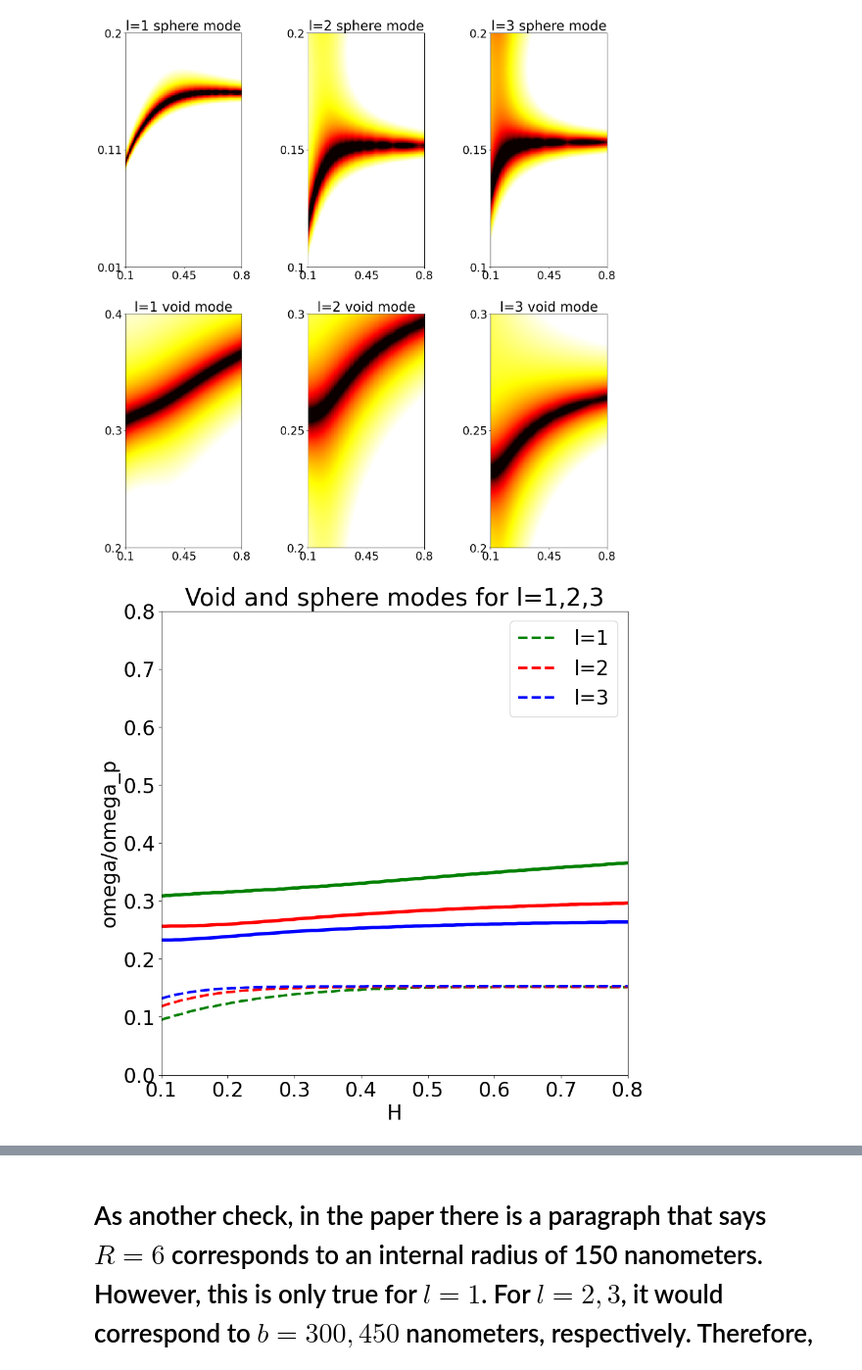
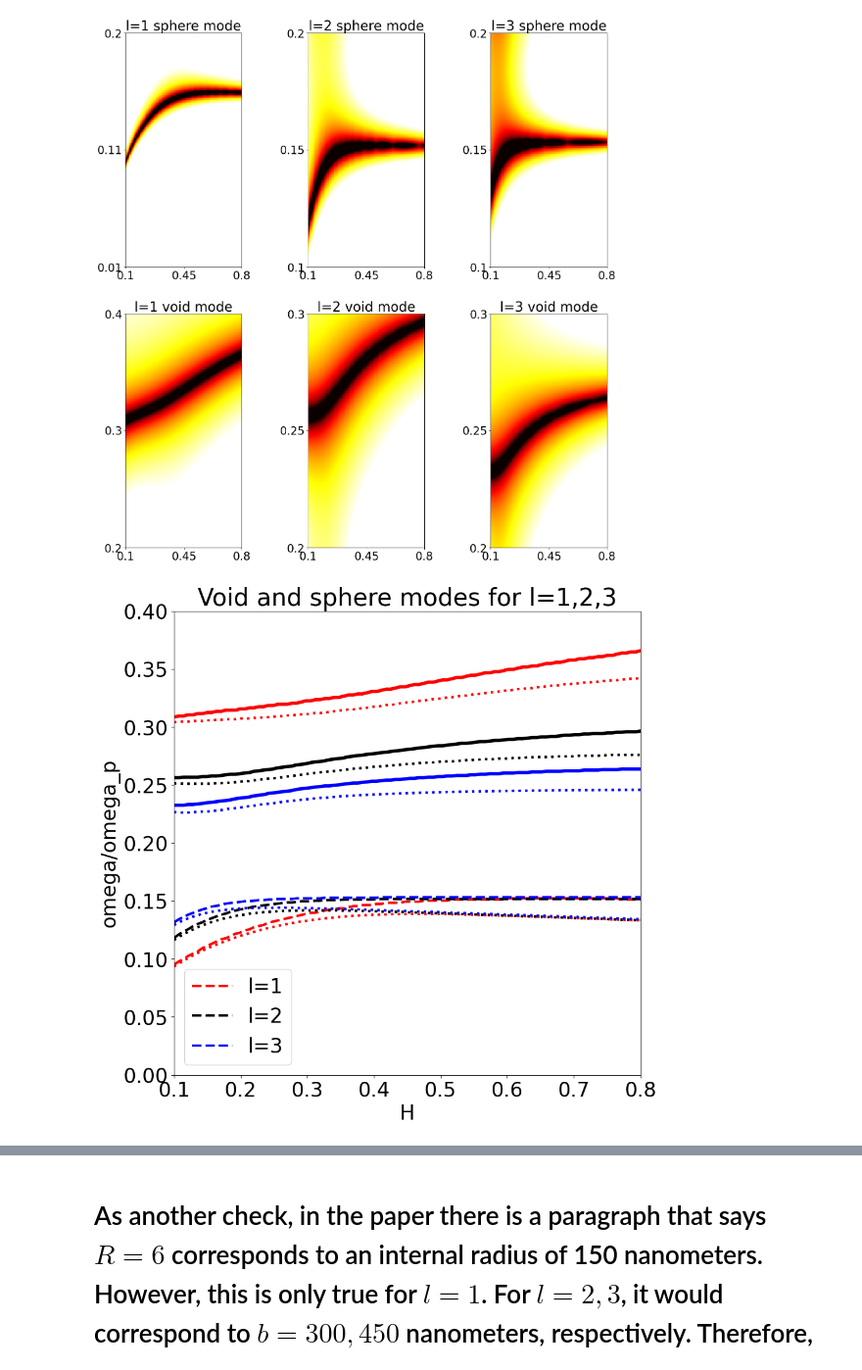
Before and after one commit to AliGhorashiCMT/Coherent-Perfect-Absorption, a Jupyter notebook: spheres/Void Plasmon Higher Angular Momentum.ipynb, the cells around one changed output, grey strips where cells are left out. Shown at 98% size. Saved outputs shown, nothing was run; the diff lists cells and outputs as text; code cells hidden in the pictures.

```diff
--- a/spheres/Void Plasmon Higher Angular Momentum.ipynb
+++ b/spheres/Void Plasmon Higher Angular Momentum.ipynb
@@ -457,7 +464,7 @@ optimized_gammas = np.zeros(Hs[x].shape[0])
 optimized_omegas = np.zeros(Hs[x].shape[0])
 optimized_Hs = np.zeros(Hs[x].shape[0])
 for idx in range(0, Hs[x].shape[0]):
-    if (idx % 10) == 0:
+    if (idx % 25) == 0:
         print(idx)
     H = Hs[x[idx]]
     starting_omega = omega_over_omega_ps_real[y[idx]]
@@ -479,6 +486,11 @@ for idx in range(0, Hs[x].shape[0]):
 
     scattering_amplitudes = np.abs(next_coefficients[0, ...]/next_coefficients[1, ...])**2
     max_idx = scattering_amplitudes.argmax()
+
+    if (idx % 10) == 0:
+        print("Maximum scattering amplitude squared:", scattering_amplitudes.max().round(2));
+        print("Minimum scattering amplitude squared:", scattering_amplitudes.min().round(2));
+
     row, col = unravel_index(max_idx, (N, N))
     optimized_Hs[idx] = H
     optimized_omegas[idx] = omega_over_omega_ps_real_zoom[row]
@@ -567,7 +575,7 @@ optimized_gammas = np.zeros(Hs[x].shape[0])
 optimized_omegas = np.zeros(Hs[x].shape[0])
 optimized_Hs = np.zeros(Hs[x].shape[0])
 for idx in range(0, Hs[x].shape[0]):
-    if (idx % 10) == 0:
+    if (idx % 25) == 0:
         print(idx)
     H = Hs[x[idx]]
     starting_omega = omega_over_omega_ps_real[y[idx]]
@@ -589,6 +597,11 @@ for idx in range(0, Hs[x].shape[0]):
 
     scattering_amplitudes = np.abs(next_coefficients[0, ...]/next_coefficients[1, ...])**2
     max_idx = scattering_amplitudes.argmax()
+
+    if (idx % 10) == 0:
+        print("Maximum scattering amplitude squared:", scattering_amplitudes.max().round(2));
+        print("Minimum scattering amplitude squared:", scattering_amplitudes.min().round(2));
+
     row, col = unravel_index(max_idx, (N, N))
     optimized_Hs[idx] = H
     optimized_omegas[idx] = omega_over_omega_ps_real_zoom[row]
@@ -916,7 +918,7 @@ optimized_gammas = np.zeros(Hs[x].shape[0])
 optimized_omegas = np.zeros(Hs[x].shape[0])
 optimized_Hs = np.zeros(Hs[x].shape[0])
 for idx in range(0, Hs[x].shape[0]):
-    if (idx % 10) == 0:
+    if (idx % 25) == 0:
         print(idx)
     H = Hs[x[idx]]
     starting_omega = omega_over_omega_ps_real[y[idx]]
@@ -931,6 +933,10 @@ for idx in range(0, Hs[x].shape[0]):
 
     max_idx = A.argmin()
     row, col = unravel_index(max_idx, (N1, N2))
+
+    if (idx % 10) == 0:
+        print("Minimum absolute value of A:", A.min().round(3));
+        print("Maximum absolute value of A:", A.max().round(3));
     optimized_Hs[idx] = H
     optimized_omegas[idx] = omega_over_omega_ps_real_zoom[row]
     optimized_gammas[idx] = omega_over_omega_ps_imag_zoom[col]
@@ -1025,7 +1018,7 @@ optimized_gammas = np.zeros(Hs[x].shape[0])
 optimized_omegas = np.zeros(Hs[x].shape[0])
 optimized_Hs = np.zeros(Hs[x].shape[0])
 for idx in range(0, Hs[x].shape[0]):
-    if (idx % 10) == 0:
+    if (idx % 25) == 0:
         print(idx)
     H = Hs[x[idx]]
     starting_omega = omega_over_omega_ps_real[y[idx]]
@@ -1040,6 +1033,11 @@ for idx in range(0, Hs[x].shape[0]):
 
     max_idx = A.argmin()
     row, col = unravel_index(max_idx, (N1, N2))
+
+    if (idx % 10) == 0:
+        print("Minimum absolute value of A:", A.min().round(3));
+        print("Maximum absolute value of A:", A.max().round(3));
+
     optimized_Hs[idx] = H
     optimized_omegas[idx] = omega_over_omega_ps_real_zoom[row]
     optimized_gammas[idx] = omega_over_omega_ps_imag_zoom[col]
@@ -1202,27 +1224,35 @@ for (l_idx, l) in enumerate(ls):
 # %%
 ## Plot the void and sphere-like modes for l=1
 fig, ax = plt.subplots(1, 1, figsize=(10, 10))
-colors = ["green", "red", "blue"]
+colors = ["red", "black", "blue"]
 for (l_idx, l) in enumerate(ls):
     color = colors[l_idx]
     lower_lim = sphere_lower_lims[l_idx]
     upper_lim = sphere_upper_lims[l_idx]
     omega_over_omega_ps_real = linspace(lower_lim, upper_lim, N)# range of real(omega)/omega_p
 
     mode_idxs = heatmaps_v_sphere[l_idx].argmin(axis=1)
     ax.plot(Hs_lindependent, omega_over_omega_ps_real[mode_idxs], label=f"l={l}", linestyle="dashed", linewidth=3, color=color)
 
     lower_lim = void_lower_lims[l_idx]
     upper_lim = void_upper_lims[l_idx]
     mode_idxs = heatmaps_v_void[l_idx].argmin(axis=1)
 
     omega_over_omega_ps_real = linspace(lower_lim, upper_lim, N)# range of real(omega)/omega_p
     ax.plot(Hs_lindependent, omega_over_omega_ps_real[mode_idxs], linestyle="solid", linewidth=4, color=color)
-ax.set_ylim(0, 0.8)
+ax.set_ylim(0, 0.4)
 ax.set_xlim(0.1, 0.8);
 ax.set_ylabel("omega/omega_p")
 ax.set_xlabel("H")
 ax.set_title("Void and sphere modes for l=1,2,3")
 ax.legend();
+
+ax.plot(x_sphere_l_1, y_sphere_l_1, linewidth=3, color="red", linestyle="dotted")
+ax.plot(x_sphere_l_2, y_sphere_l_2, linewidth=3, color="black", linestyle="dotted")
+ax.plot(x_sphere_l_3, y_sphere_l_3, linewidth=3, color="blue", linestyle="dotted")
+
+ax.plot(x_void_l_1, y_void_l_1, linewidth=3, color="red", label="l=1", linestyle="dotted")
+ax.plot(x_void_l_2, y_void_l_2, linewidth=3, color="black", label="l=2", linestyle="dotted")
+ax.plot(x_void_l_3, y_void_l_3, linewidth=3, color="blue", label="l=3", linestyle="dotted");
 # %% [output]
-[figure, old version]
+[figure, new version]
```
Also changed, not shown: parts of 53 cells of this notebook.
